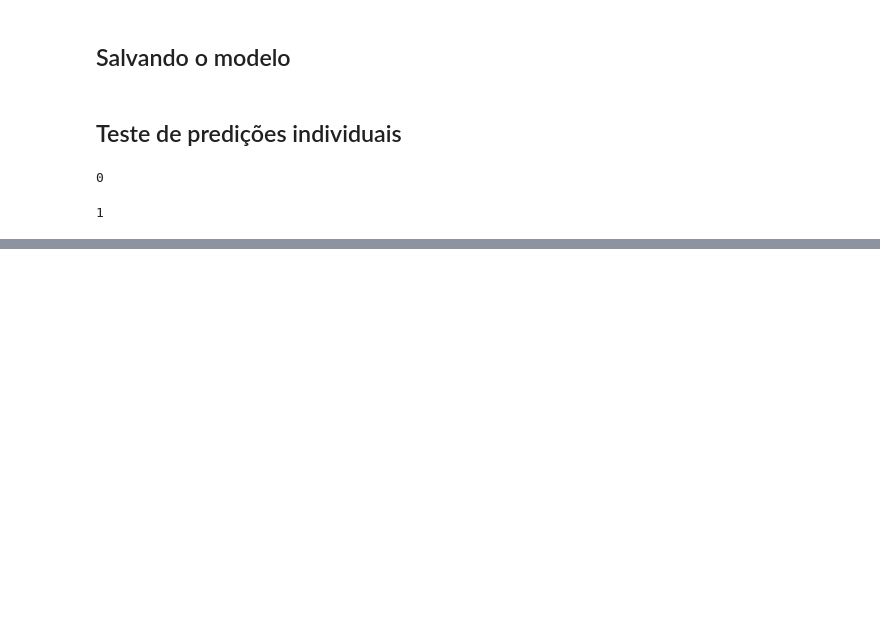
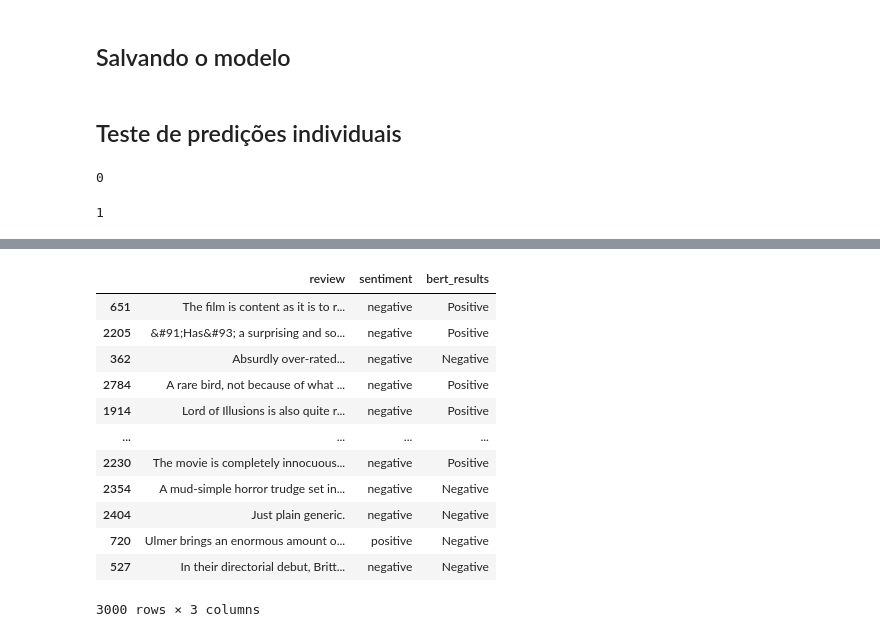
Before and after one commit to danielcarvalho99/Projeto-NLP, a Jupyter notebook: notebooks_explicativos/Neural_Bert.ipynb, the cells around one changed output, grey strips where cells are left out. Saved outputs shown, nothing was run; the diff lists cells and outputs as text; code cells hidden in the pictures; blank space fills up the shorter version.

```diff
--- a/notebooks_explicativos/Neural_Bert.ipynb
+++ b/notebooks_explicativos/Neural_Bert.ipynb
@@ -386,0 +392,42 @@ get_prediction("This movie is awesome!")
+# %%
+import pandas as pd
+from preprocess_data import preprocess_text,get_stopwords
+from transformers import AutoTokenizer, pipeline
+
+df = pd.read_csv('../data/rotten_tomatos.csv')
+
+MODEL_PATH = 'danielcd99/BERT_imdb'
+
+def load_pipeline():
+    tokenizer = AutoTokenizer.from_pretrained(MODEL_PATH)
+    tokenizer.model_max_length = 200
+
+    pipe=pipeline(
+    "text-classification",
+    model=MODEL_PATH
+    )
+    return pipe
+
+pipe = load_pipeline()
+get_stopwords()
+df['preprocessed_review'] = df['review'].copy()
+df['preprocessed_review'] = df['preprocessed_review'].apply(preprocess_text)
+
+predictions = []
+for review in df['preprocessed_review']:
+    try:
+        label = pipe(review)[0]['label']
+    except:
+        print("Ocorreu um erro de carregamento, tente novamente!")
+
+    if label == 'LABEL_0':
+        predictions.append(0)
+    else:
+        predictions.append(1)
+
+df['bert_results'] = predictions
+
+cols = ['review','sentiment', 'bert_results']
+df = df[cols]
+df
+# %% [output]
@@ -386,0 +437,13 @@ get_prediction("This movie is awesome!")
+|  | review | sentiment | bert_results |
+| 651 | The film is content as it is to r... | negative | Positive |
+| 2205 | &#91;Has&#93; a surprising and so... | negative | Positive |
+| 362 | Absurdly over-rated... | negative | Negative |
+| 2784 | A rare bird, not because of what ... | negative | Positive |
+| 1914 | Lord of Illusions is also quite r... | negative | Positive |
+| ... | ... | ... | ... |
+| 2230 | The movie is completely innocuous... | negative | Positive |
+| 2354 | A mud-simple horror trudge set in... | negative | Negative |
+| 2404 | Just plain generic. | negative | Negative |
+| 720 | Ulmer brings an enormous amount o... | positive | Negative |
+| 527 | In their directorial debut, Britt... | negative | Negative |
+3000 rows × 3 columns
```
Also changed, not shown: parts of 7 cells of this notebook, 2 other files.
